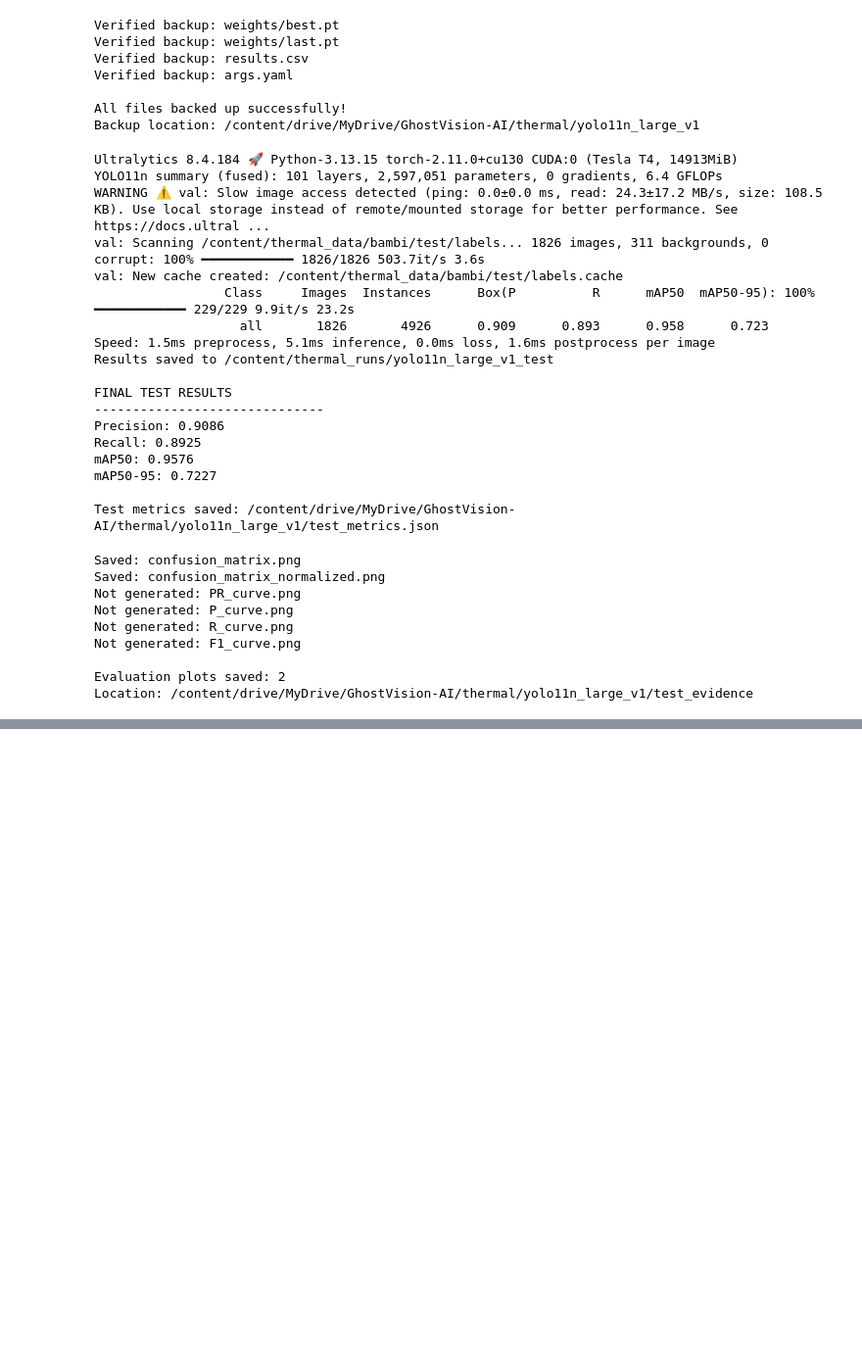
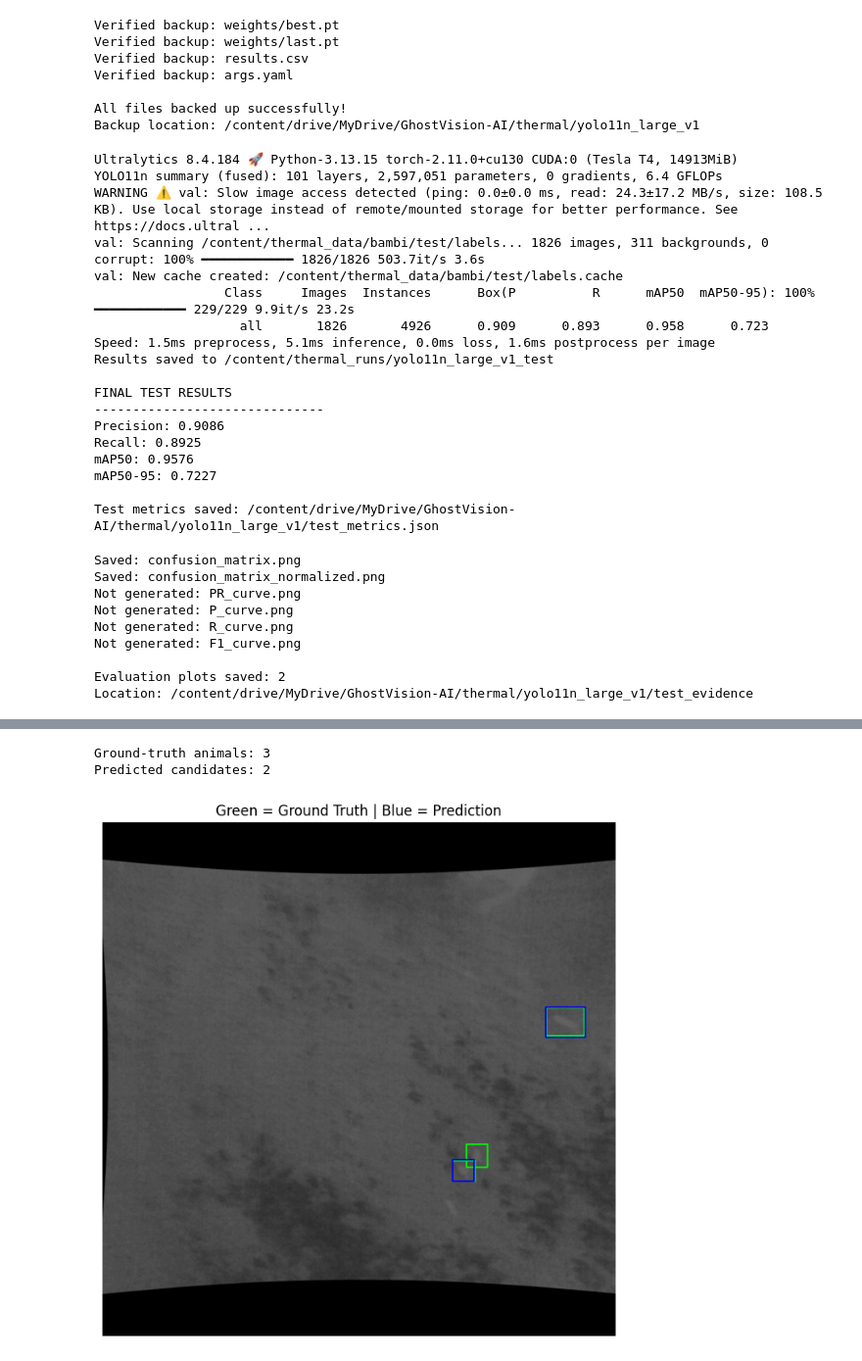
Before and after one commit to ReetomGogoi/GhostVision-AI, a Jupyter notebook: GhostVision_Thermal_Nikhil.ipynb, the cells around one changed output, grey strips where cells are left out. Shown at 98% size. Drawn from its saved outputs; the diff is of its cells as text; code cells hidden in the pictures; blank space fills up the shorter version.

```diff
--- a/GhostVision_Thermal_Nikhil.ipynb
+++ b/GhostVision_Thermal_Nikhil.ipynb
@@ -1372,0 +1514,76 @@ Location: /content/drive/MyDrive/GhostVision-AI/thermal/yolo11n_large_v1/test_ev
+# %%
+
+from pathlib import Path
+import cv2
+import matplotlib.pyplot as plt
+
+# Original test image selected earlier
+image_path = Path(
+    "/content/ghostvision_thermal_test.jpg"
+)
+
+# Find its original YOLO annotation
+test_dir = Path("/content/thermal_data/bambi/test")
+original_name = None
+
+# Compare file contents to locate the source image
+import hashlib
+
+def file_hash(path):
+    h = hashlib.sha256()
+    with open(path, "rb") as f:
+        for chunk in iter(
+            lambda: f.read(1024 * 1024), b""
+        ):
+            h.update(chunk)
+    return h.digest()
+
+target_hash = file_hash(image_path)
+
+for candidate in (test_dir / "images").glob("*.jpg"):
+    if file_hash(candidate) == target_hash:
+        original_name = candidate.stem
+        break
+
+assert original_name is not None, "Original test image not found"
+
+label_path = test_dir / "labels" / f"{original_name}.txt"
+
+img = cv2.imread(str(image_path))
+height, width = img.shape[:2]
+
+gt_count = 0
+
+# Draw ground truth in green
+for line in label_path.read_text().splitlines():
+    cls, x, y, bw, bh = map(float, line.split())
+
+    x1 = int((x - bw / 2) * width)
+    y1 = int((y - bh / 2) * height)
+    x2 = int((x + bw / 2) * width)
+    y2 = int((y + bh / 2) * height)
+
+    cv2.rectangle(img, (x1, y1), (x2, y2),
+                  (0, 255, 0), 2)
+    gt_count += 1
+
+# Draw existing low-confidence predictions in blue
+for box in results[0].boxes:
+    x1, y1, x2, y2 = map(
+        int, box.xyxy[0].tolist()
+    )
+    cv2.rectangle(img, (x1, y1), (x2, y2),
+                  (255, 0, 0), 2)
+
+print("Ground-truth animals:", gt_count)
+print("Predicted candidates:", len(results[0].boxes))
+
+plt.figure(figsize=(10, 8))
+plt.imshow(cv2.cvtColor(img, cv2.COLOR_BGR2RGB))
+plt.title("Green = Ground Truth | Blue = Prediction")
+plt.axis("off")
+plt.show()
+# %% [output]
+Ground-truth animals: 3
+Predicted candidates: 2
+[figure, added]
```
Also changed, not shown: parts of 3 cells of this notebook.
